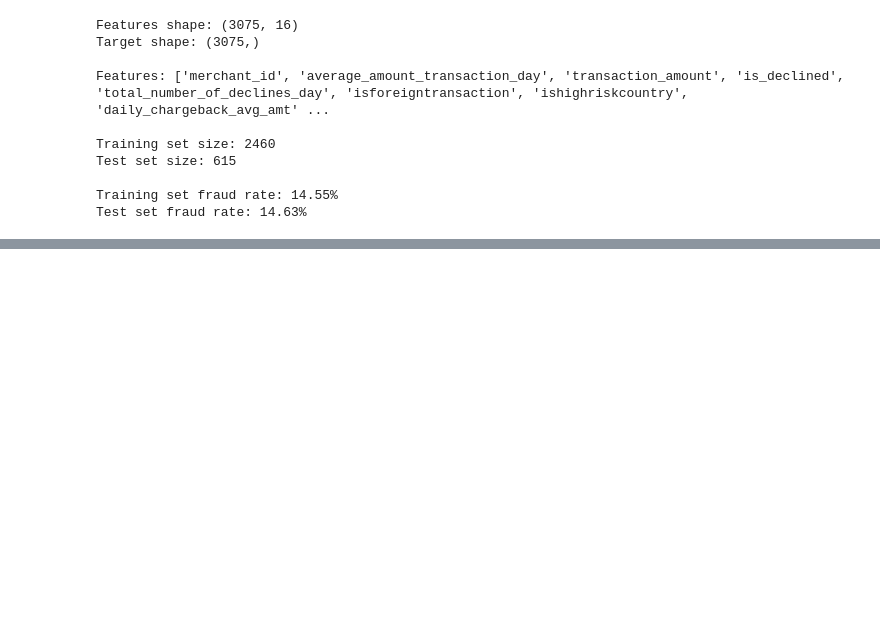
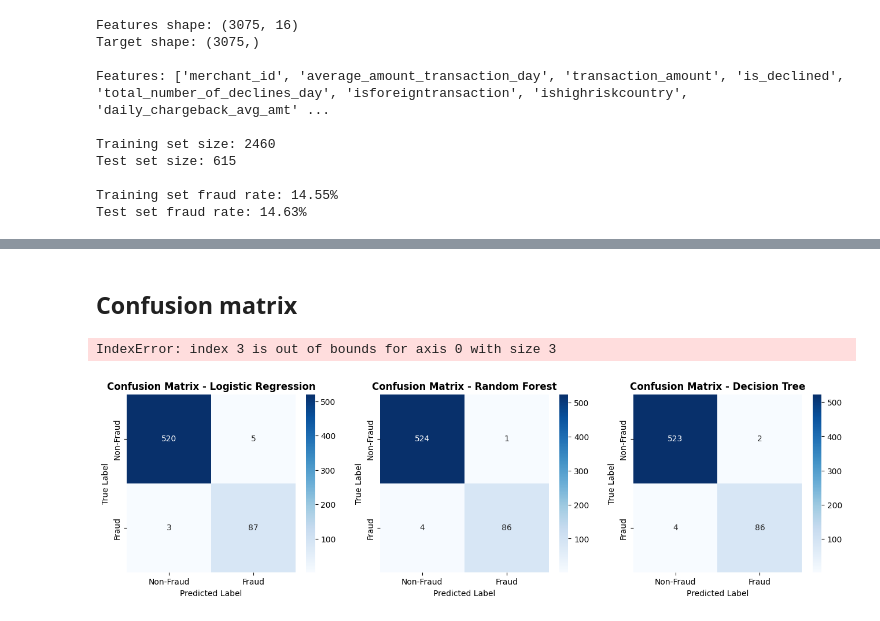
Before and after one commit to khalid058r/Fraude_detection_Trans, a Jupyter notebook: file.ipynb, the cells around one changed output, grey strips where cells are left out. Saved outputs shown, nothing was run; the diff lists cells and outputs as text; code cells hidden in the pictures; blank space fills up the shorter version.

```diff
--- a/file.ipynb
+++ b/file.ipynb
@@ -202,9 +214,11 @@ Training set fraud rate: 14.55%
 Test set fraud rate: 14.63%
 # %%
 
+imputer = SimpleImputer(strategy='median')
+
+X_train_imputed = imputer.fit_transform(X_train)
+X_test_imputed = imputer.transform(X_test)
 
 scaler = StandardScaler()
-X_train_scaled = scaler.fit_transform(X_train)
-X_test_scaled = scaler.transform(X_test)
-print(f"Training set mean: {X_train_scaled.mean(axis=0).round(4)}")
-print(f"Training set std: {X_train_scaled.std(axis=0).round(4)}")
+X_train_scaled = scaler.fit_transform(X_train_imputed)
+X_test_scaled = scaler.transform(X_test_imputed)
@@ -213,0 +323,20 @@ Training set std: [ 1. nan  1.  1.  1.  1.  1.  1.  1.  1. nan  1.  1.  1.  1.
+# %% [markdown]
+## Confusion matrix
+# %%
+fig, axes = plt.subplots(1, 3, figsize=(16, 4))
+
+for idx, (name, result) in enumerate(results.items()):
+    cm = confusion_matrix(y_test, result['y_pred'])
+
+    sns.heatmap(cm, annot=True, fmt='d', cmap='Blues', ax=axes[idx],
+                xticklabels=['Non-Fraud', 'Fraud'],
+                yticklabels=['Non-Fraud', 'Fraud'])
+    axes[idx].set_title(f'Confusion Matrix - {name}', fontweight='bold')
+    axes[idx].set_ylabel('True Label')
+    axes[idx].set_xlabel('Predicted Label')
+
+plt.tight_layout()
+plt.show()
+# %% [output]
+IndexError: index 3 is out of bounds for axis 0 with size 3
+[figure, added]
```
Also changed, not shown: parts of 9 cells of this notebook.
